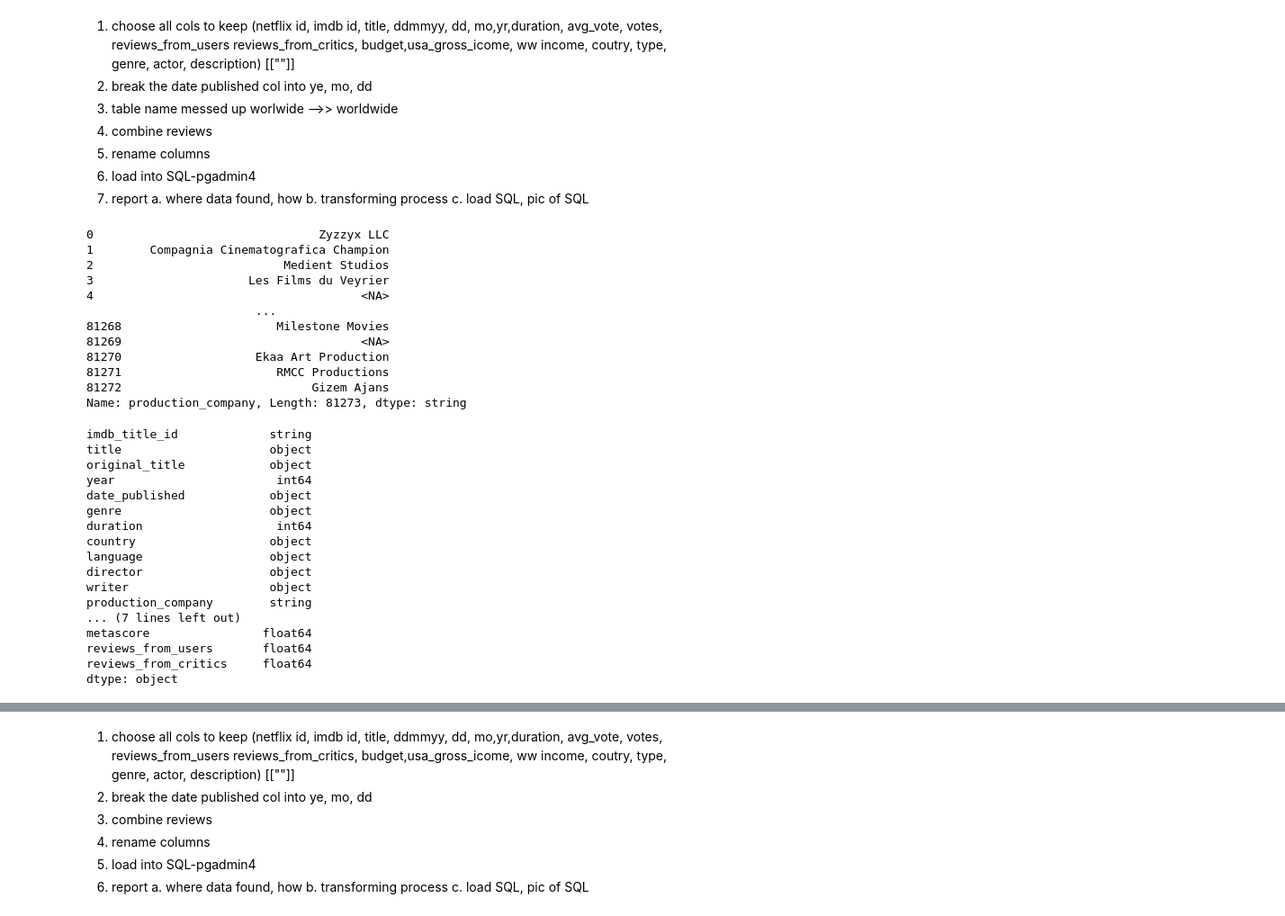
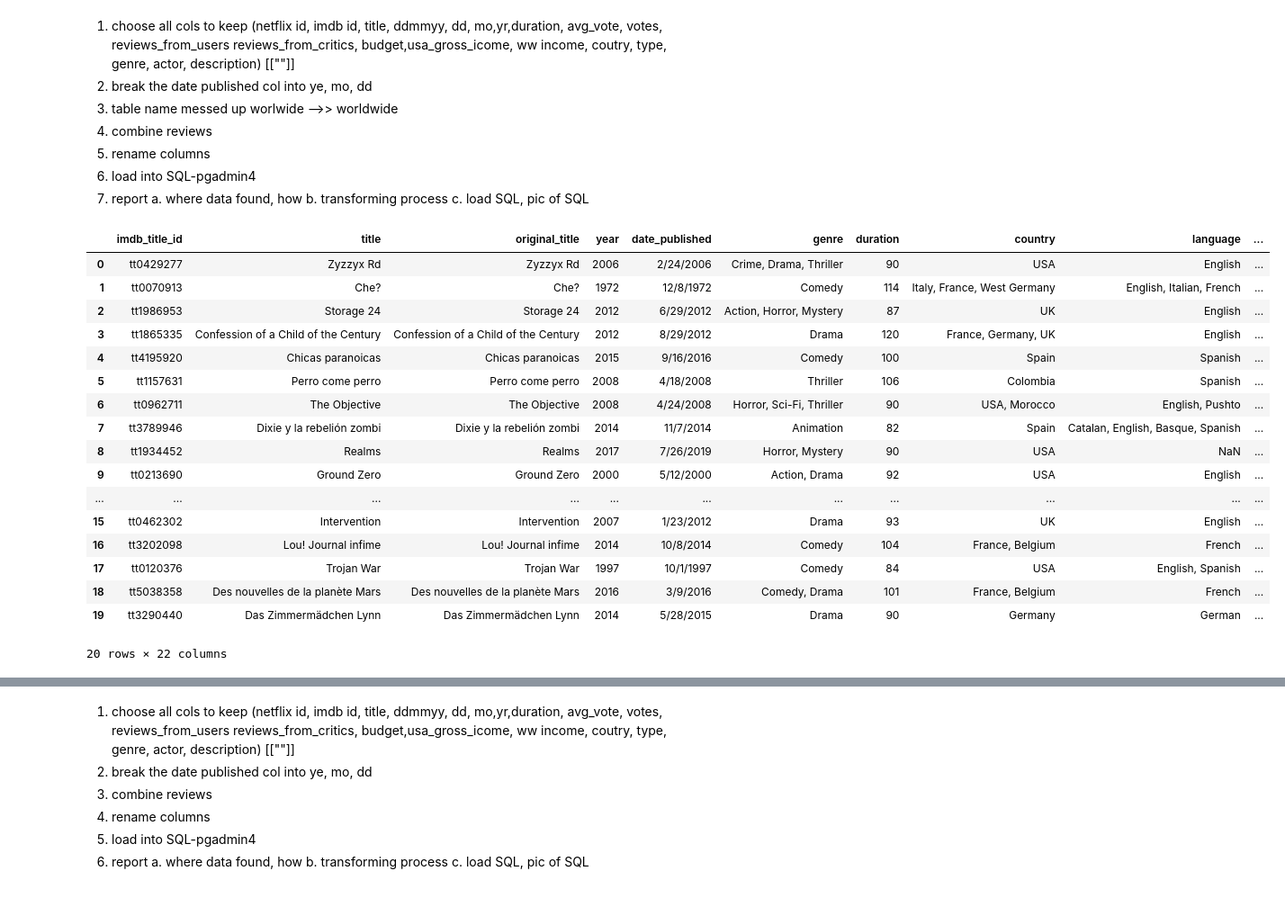
Before and after one commit to henryle-n/Extract-Transform-Load, a Jupyter notebook: hle_IMDb.ipynb, the cells around one changed output, grey strips where cells are left out. Shown at 90% size. Drawn from its saved outputs; the diff is of its cells as text; code cells hidden in the pictures.

```diff
--- a/hle_IMDb.ipynb
+++ b/hle_IMDb.ipynb
@@ -123,39 +151,25 @@ raw_df = pd.read_csv(path, encoding="UTF-8", dtype={'imdb_title_id': "string", '
        a. where data found, how
        b. transforming process
        c. load SQL, pic of SQL
-# %%
-raw_df['production_company']
-# %% [output]
-0                                Zyzzyx LLC
-1        Compagnia Cinematografica Champion
-2                           Medient Studios
-3                      Les Films du Veyrier
-4                                      <NA>
-                        ...
-81268                      Milestone Movies
-81269                                  <NA>
-81270                   Ekaa Art Production
-81271                      RMCC Productions
-81272                           Gizem Ajans
-Name: production_company, Length: 81273, dtype: string
 # %%
 # review what imported
-raw_df.dtypes
+raw_df.head(20)
 # %% [output]
+|  | imdb_title_id | title | original_title | year | date_published | genre | duration | country | language | ... |
+| 0 | tt0429277 | Zyzzyx Rd | Zyzzyx Rd | 2006 | 2/24/2006 | Crime, Drama, Thriller | 90 | USA | English | ... |
+| 1 | tt0070913 | Che? | Che? | 1972 | 12/8/1972 | Comedy | 114 | Italy, France, West Germany | English, Italian, French | ... |
+| 2 | tt1986953 | Storage 24 | Storage 24 | 2012 | 6/29/2012 | Action, Horror, Mystery | 87 | UK | English | ... |
+| 3 | tt1865335 | Confession of a Child of the Century | Confession of a Child of the Century | 2012 | 8/29/2012 | Drama | 120 | France, Germany, UK | English | ... |
+| 4 | tt4195920 | Chicas paranoicas | Chicas paranoicas | 2015 | 9/16/2016 | Comedy | 100 | Spain | Spanish | ... |
+| 5 | tt1157631 | Perro come perro | Perro come perro | 2008 | 4/18/2008 | Thriller | 106 | Colombia | Spanish | ... |
+| 6 | tt0962711 | The Objective | The Objective | 2008 | 4/24/2008 | Horror, Sci-Fi, Thriller | 90 | USA, Morocco | English, Pushto | ... |
+| 7 | tt3789946 | Dixie y la rebelión zombi | Dixie y la rebelión zombi | 2014 | 11/7/2014 | Animation | 82 | Spain | Catalan, English, Basque, Spanish | ... |
+| 8 | tt1934452 | Realms | Realms | 2017 | 7/26/2019 | Horror, Mystery | 90 | USA | NaN | ... |
+| 9 | tt0213690 | Ground Zero | Ground Zero | 2000 | 5/12/2000 | Action, Drama | 92 | USA | English | ... |
+| ... | ... | ... | ... | ... | ... | ... | ... | ... | ... | ... |
+| 15 | tt0462302 | Intervention | Intervention | 2007 | 1/23/2012 | Drama | 93 | UK | English | ... |
+| 16 | tt3202098 | Lou! Journal infime | Lou! Journal infime | 2014 | 10/8/2014 | Comedy | 104 | France, Belgium | French | ... |
+| 17 | tt0120376 | Trojan War | Trojan War | 1997 | 10/1/1997 | Comedy | 84 | USA | English, Spanish | ... |
+| 18 | tt5038358 | Des nouvelles de la planète Mars | Des nouvelles de la planète Mars | 2016 | 3/9/2016 | Comedy, Drama | 101 | France, Belgium | French | ... |
+| 19 | tt3290440 | Das Zimmermädchen Lynn | Das Zimmermädchen Lynn | 2014 | 5/28/2015 | Drama | 90 | Germany | German | ... |
-imdb_title_id             string
-title                     object
-original_title            object
-year                       int64
-date_published            object
-genre                     object
-duration                   int64
-country                   object
-language                  object
-director                  object
-writer                    object
-production_company        string
-... (7 lines left out)
-metascore                float64
-reviews_from_users       float64
-reviews_from_critics     float64
-dtype: object
+20 rows × 22 columns
```
Also changed, not shown: parts of 50 cells of this notebook, 4 other files.
